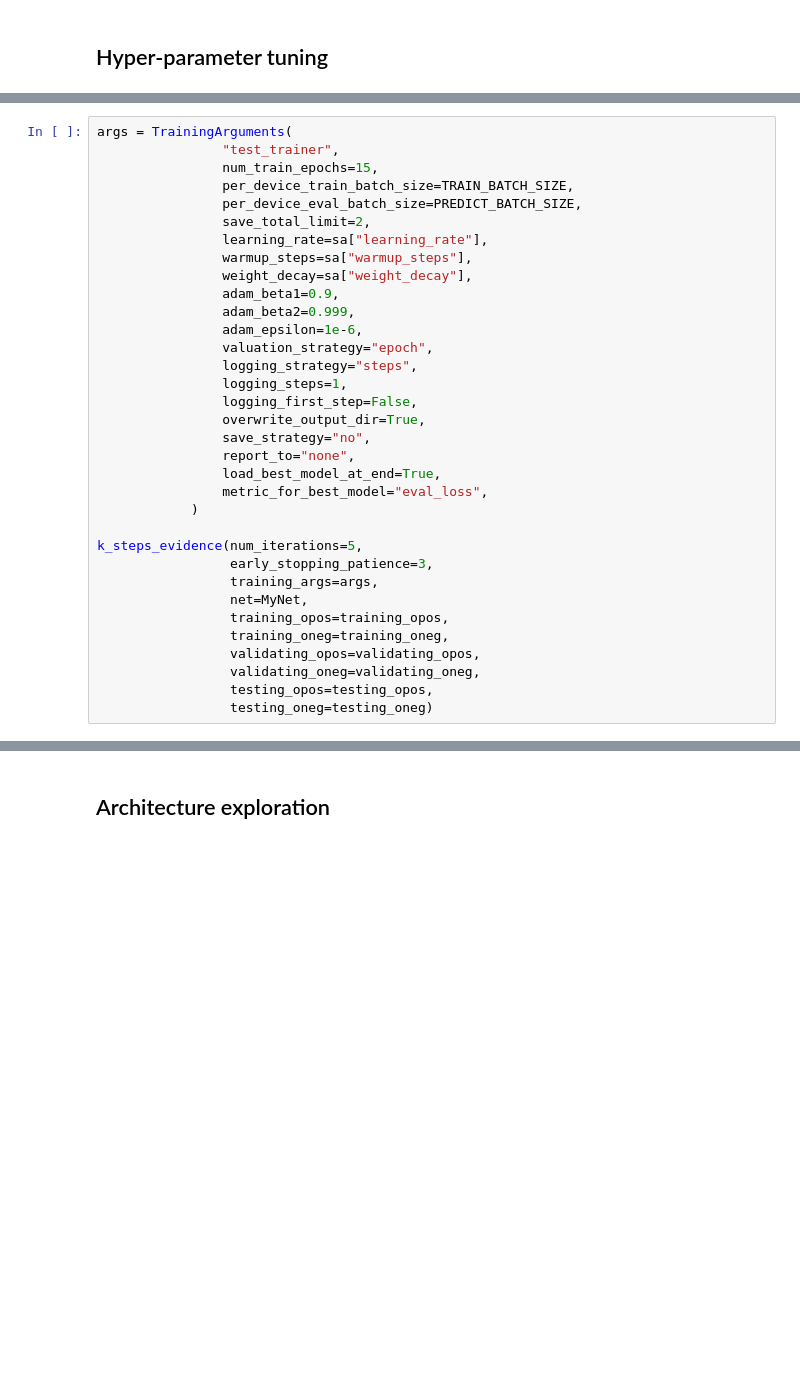
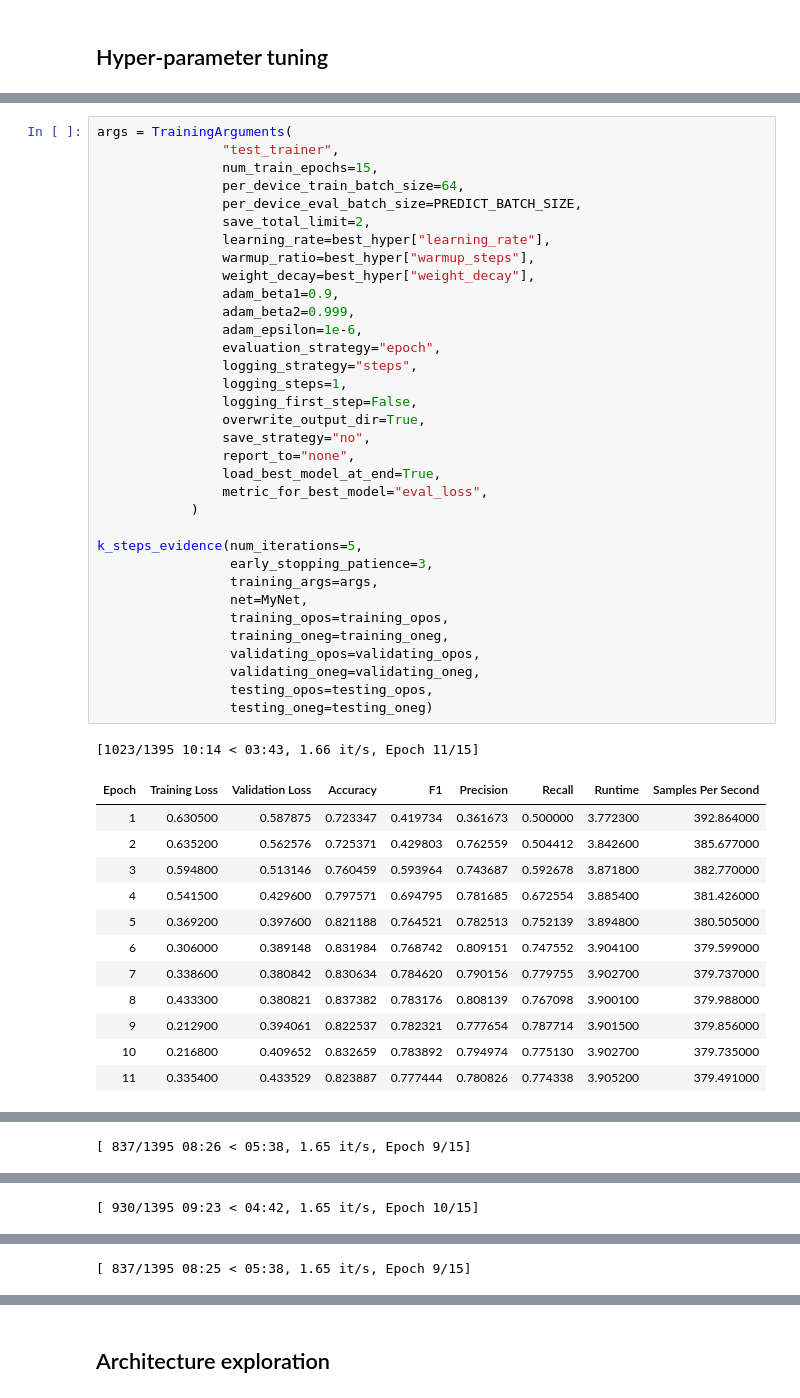
Before and after one commit to steveazzolin/NLU_final_project, a Jupyter notebook: alberto-enhancements.ipynb, the cells around one changed output, grey strips where cells are left out. Saved outputs shown, nothing was run; the diff lists cells and outputs as text; blank space fills up the shorter version.

```diff
--- a/alberto-enhancements.ipynb
+++ b/alberto-enhancements.ipynb
@@ -422,34 +585,48 @@ sa
 # %%
 args = TrainingArguments(
                 "test_trainer",
                 num_train_epochs=15,
-                per_device_train_batch_size=TRAIN_BATCH_SIZE,
+                per_device_train_batch_size=64,
                 per_device_eval_batch_size=PREDICT_BATCH_SIZE,
                 save_total_limit=2,
-                learning_rate=sa["learning_rate"],
-                warmup_steps=sa["warmup_steps"],
-                weight_decay=sa["weight_decay"],
+                learning_rate=best_hyper["learning_rate"],
+                warmup_ratio=best_hyper["warmup_steps"],
+                weight_decay=best_hyper["weight_decay"],
                 adam_beta1=0.9,
                 adam_beta2=0.999,
                 adam_epsilon=1e-6,
-                valuation_strategy="epoch",
+                evaluation_strategy="epoch",
                 logging_strategy="steps",
                 logging_steps=1,
                 logging_first_step=False,
                 overwrite_output_dir=True,
                 save_strategy="no",
                 report_to="none",
                 load_best_model_at_end=True,
                 metric_for_best_model="eval_loss",
             )
 
 k_steps_evidence(num_iterations=5,
                  early_stopping_patience=3,
                  training_args=args,
                  net=MyNet,
                  training_opos=training_opos,
                  training_oneg=training_oneg,
                  validating_opos=validating_opos,
                  validating_oneg=validating_oneg,
                  testing_opos=testing_opos,
                  testing_oneg=testing_oneg)
+# %% [output]
+[1023/1395 10:14 < 03:43, 1.66 it/s, Epoch 11/15]
+| Epoch | Training Loss | Validation Loss | Accuracy | F1 | Precision | Recall | Runtime | Samples Per Second |
+| 1 | 0.630500 | 0.587875 | 0.723347 | 0.419734 | 0.361673 | 0.500000 | 3.772300 | 392.864000 |
+| 2 | 0.635200 | 0.562576 | 0.725371 | 0.429803 | 0.762559 | 0.504412 | 3.842600 | 385.677000 |
+| 3 | 0.594800 | 0.513146 | 0.760459 | 0.593964 | 0.743687 | 0.592678 | 3.871800 | 382.770000 |
+| 4 | 0.541500 | 0.429600 | 0.797571 | 0.694795 | 0.781685 | 0.672554 | 3.885400 | 381.426000 |
+| 5 | 0.369200 | 0.397600 | 0.821188 | 0.764521 | 0.782513 | 0.752139 | 3.894800 | 380.505000 |
+| 6 | 0.306000 | 0.389148 | 0.831984 | 0.768742 | 0.809151 | 0.747552 | 3.904100 | 379.599000 |
+| 7 | 0.338600 | 0.380842 | 0.830634 | 0.784620 | 0.790156 | 0.779755 | 3.902700 | 379.737000 |
+| 8 | 0.433300 | 0.380821 | 0.837382 | 0.783176 | 0.808139 | 0.767098 | 3.900100 | 379.988000 |
+| 9 | 0.212900 | 0.394061 | 0.822537 | 0.782321 | 0.777654 | 0.787714 | 3.901500 | 379.856000 |
+| 10 | 0.216800 | 0.409652 | 0.832659 | 0.783892 | 0.794974 | 0.775130 | 3.902700 | 379.735000 |
+| 11 | 0.335400 | 0.433529 | 0.823887 | 0.777444 | 0.780826 | 0.774338 | 3.905200 | 379.491000 |
@@ -455,0 +634 @@ k_steps_evidence(num_iterations=5,
+[ 837/1395 08:26 < 05:38, 1.65 it/s, Epoch 9/15]
@@ -455,0 +646 @@ k_steps_evidence(num_iterations=5,
+[ 930/1395 09:23 < 04:42, 1.65 it/s, Epoch 10/15]
@@ -455,0 +659 @@ k_steps_evidence(num_iterations=5,
+[ 837/1395 08:25 < 05:38, 1.65 it/s, Epoch 9/15]
```
Also changed, not shown: parts of 35 cells of this notebook, 1 other file.
